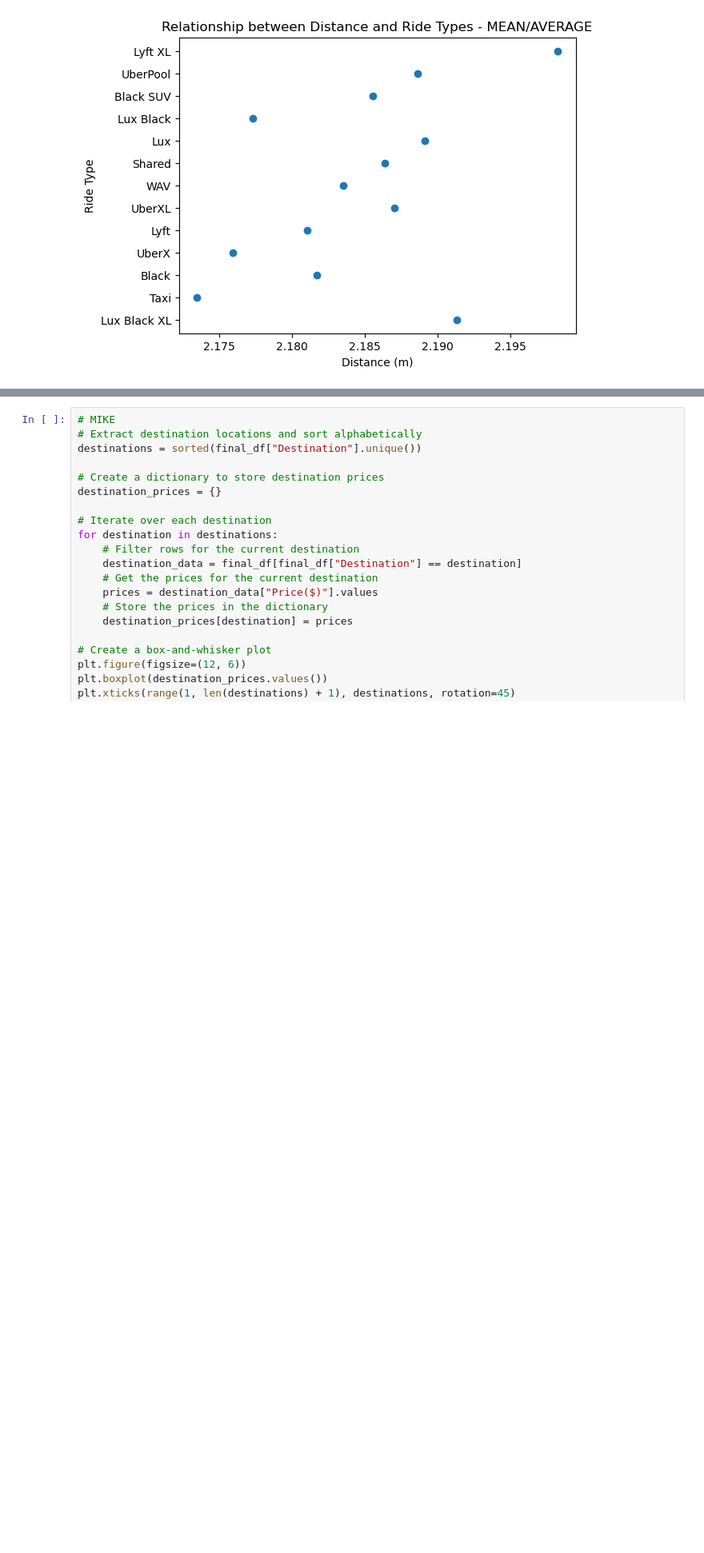
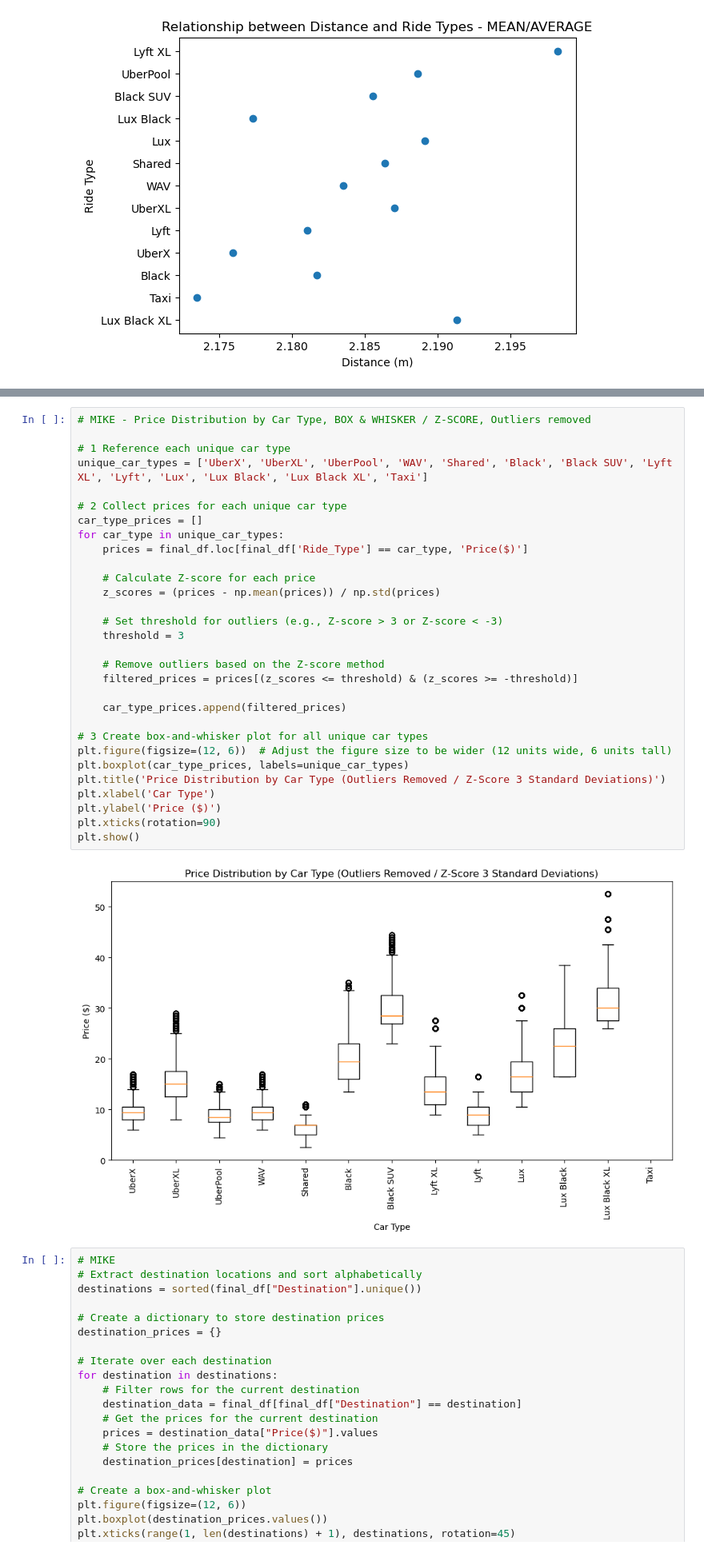
Before and after one commit to marnaji/Project-1, a Jupyter notebook: main.ipynb, the cells around one changed output, grey strips where cells are left out. Shown at 80% size. Saved outputs shown, nothing was run; the diff lists cells and outputs as text; blank space fills up the shorter version.

```diff
--- a/main.ipynb
+++ b/main.ipynb
@@ -350,6 +375,38 @@ plt.xticks(rotation=90)
 plt.show()
 # %% [output]
 [figure]
+# %%
+# MIKE - Price Distribution by Car Type, BOX & WHISKER / Z-SCORE, Outliers removed
+
+# 1 Reference each unique car type
+unique_car_types = ['UberX', 'UberXL', 'UberPool', 'WAV', 'Shared', 'Black', 'Black SUV', 'Lyft XL', 'Lyft', 'Lux', 'Lux Black', 'Lux Black XL', 'Taxi']
+
+# 2 Collect prices for each unique car type
+car_type_prices = []
+for car_type in unique_car_types:
+    prices = final_df.loc[final_df['Ride_Type'] == car_type, 'Price($)']
+
+    # Calculate Z-score for each price
+    z_scores = (prices - np.mean(prices)) / np.std(prices)
+
+    # Set threshold for outliers (e.g., Z-score > 3 or Z-score < -3)
+    threshold = 3
+
+    # Remove outliers based on the Z-score method
+    filtered_prices = prices[(z_scores <= threshold) & (z_scores >= -threshold)]
+
+    car_type_prices.append(filtered_prices)
+
+# 3 Create box-and-whisker plot for all unique car types
+plt.figure(figsize=(12, 6))  # Adjust the figure size to be wider (12 units wide, 6 units tall)
+plt.boxplot(car_type_prices, labels=unique_car_types)
+plt.title('Price Distribution by Car Type (Outliers Removed / Z-Score 3 Standard Deviations)')
+plt.xlabel('Car Type')
+plt.ylabel('Price ($)')
+plt.xticks(rotation=90)
+plt.show()
+# %% [output]
+[figure, added]
 # %%
 # MIKE
 # Extract destination locations and sort alphabetically
```
Also changed, not shown: parts of 9 cells of this notebook.
